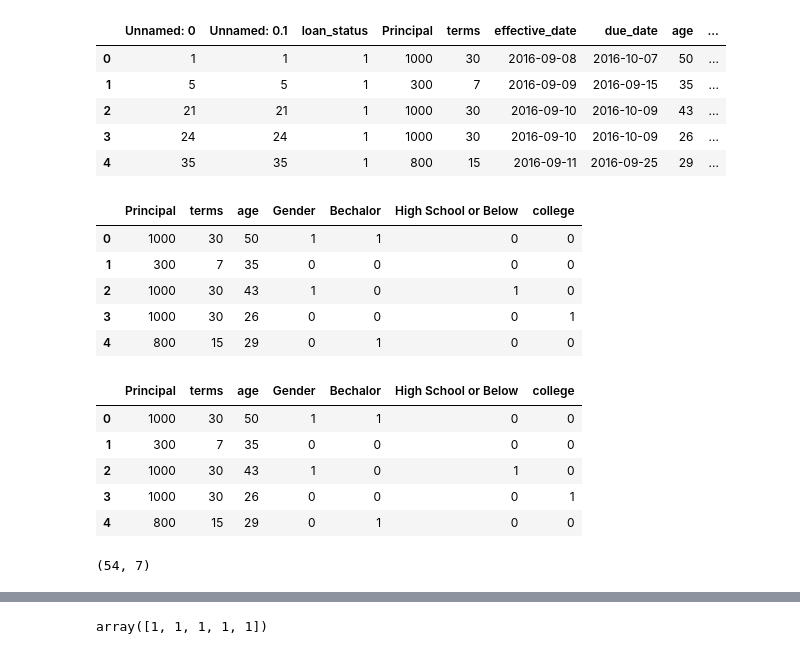
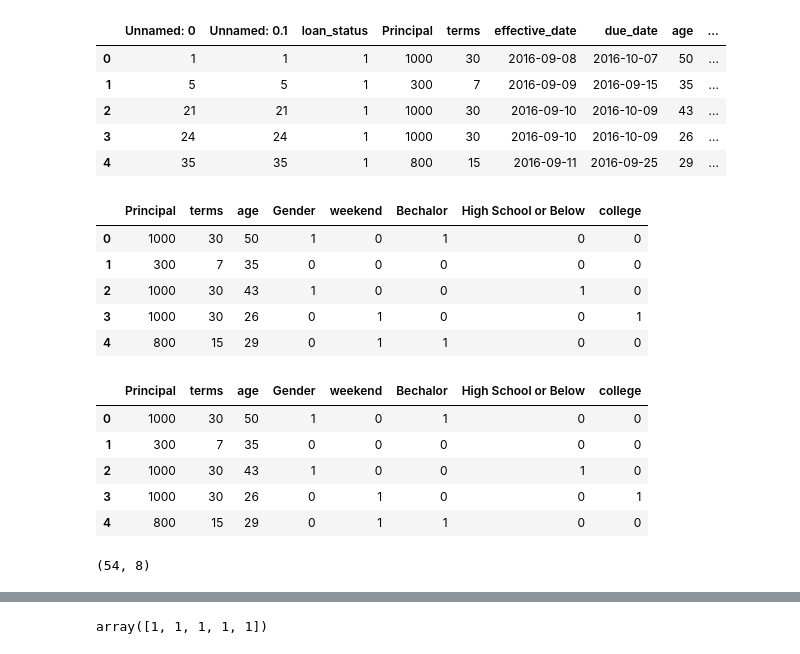
Before and after one commit to Surya8291/Coursera-Capstone-Project, a Jupyter notebook: Coursera Capstone ML.ipynb, the cells around one changed output, grey strips where cells are left out. Cells and saved outputs as stored; diff of their text form; code cells hidden in the pictures.

```diff
--- a/Coursera Capstone ML.ipynb
+++ b/Coursera Capstone ML.ipynb
@@ -219,2 +206,0 @@ df[['Principal','terms','age','Gender','education']].head()
-# %%
-df=df.drop(['weekend'],axis=1)
@@ -460,3 +466,9 @@ test_df.head()
 | 2 | 21 | 21 | PAIDOFF | 1000 | 30 | 9/10/2016 | 10/9/2016 | 43 | ... |
 | 3 | 24 | 24 | PAIDOFF | 1000 | 30 | 9/10/2016 | 10/9/2016 | 26 | ... |
 | 4 | 35 | 35 | PAIDOFF | 800 | 15 | 9/11/2016 | 9/25/2016 | 29 | ... |
+# %%
+test_df['dayofweek'] = df['effective_date'].dt.dayofweek
+bins = np.linspace(test_df.dayofweek.min(), test_df.dayofweek.max(), 10)
+# %%
+test_df['weekend'] = test_df['dayofweek'].apply(lambda x: 1 if (x>3)  else 0)
+test_df.head()
@@ -499,28 +522,28 @@ test_df.head()
 | 3 | 24 | 24 | 1 | 1000 | 30 | 2016-09-10 | 2016-10-09 | 26 | ... |
 | 4 | 35 | 35 | 1 | 800 | 15 | 2016-09-11 | 2016-09-25 | 29 | ... |
 # %%
-Feature_testdf = test_df[['Principal','terms','age','Gender']]
+Feature_testdf = test_df[['Principal','terms','age','Gender','weekend']]
 Feature_testdf = pd.concat([Feature_testdf,pd.get_dummies(test_df['education'])], axis=1)
 Feature_testdf.drop(['Master or Above'], axis = 1,inplace=True)
 Feature_testdf.head()
 # %% [output]
-|  | Principal | terms | age | Gender | Bechalor | High School or Below | college |
-| 0 | 1000 | 30 | 50 | 1 | 1 | 0 | 0 |
-| 1 | 300 | 7 | 35 | 0 | 0 | 0 | 0 |
-| 2 | 1000 | 30 | 43 | 1 | 0 | 1 | 0 |
-| 3 | 1000 | 30 | 26 | 0 | 0 | 0 | 1 |
-| 4 | 800 | 15 | 29 | 0 | 1 | 0 | 0 |
+|  | Principal | terms | age | Gender | weekend | Bechalor | High School or Below | college |
+| 0 | 1000 | 30 | 50 | 1 | 0 | 1 | 0 | 0 |
+| 1 | 300 | 7 | 35 | 0 | 0 | 0 | 0 | 0 |
+| 2 | 1000 | 30 | 43 | 1 | 0 | 0 | 1 | 0 |
+| 3 | 1000 | 30 | 26 | 0 | 1 | 0 | 0 | 1 |
+| 4 | 800 | 15 | 29 | 0 | 1 | 1 | 0 | 0 |
 # %%
 X_testdf = Feature_testdf
 X_testdf[0:5]
 # %% [output]
-|  | Principal | terms | age | Gender | Bechalor | High School or Below | college |
-| 0 | 1000 | 30 | 50 | 1 | 1 | 0 | 0 |
-| 1 | 300 | 7 | 35 | 0 | 0 | 0 | 0 |
-| 2 | 1000 | 30 | 43 | 1 | 0 | 1 | 0 |
-| 3 | 1000 | 30 | 26 | 0 | 0 | 0 | 1 |
-| 4 | 800 | 15 | 29 | 0 | 1 | 0 | 0 |
+|  | Principal | terms | age | Gender | weekend | Bechalor | High School or Below | college |
+| 0 | 1000 | 30 | 50 | 1 | 0 | 1 | 0 | 0 |
+| 1 | 300 | 7 | 35 | 0 | 0 | 0 | 0 | 0 |
+| 2 | 1000 | 30 | 43 | 1 | 0 | 0 | 1 | 0 |
+| 3 | 1000 | 30 | 26 | 0 | 1 | 0 | 0 | 1 |
+| 4 | 800 | 15 | 29 | 0 | 1 | 1 | 0 | 0 |
 # %%
 X_testdf.shape
 # %% [output]
-(54, 7)
+(54, 8)
```
Also changed, not shown: parts of 41 cells of this notebook.
